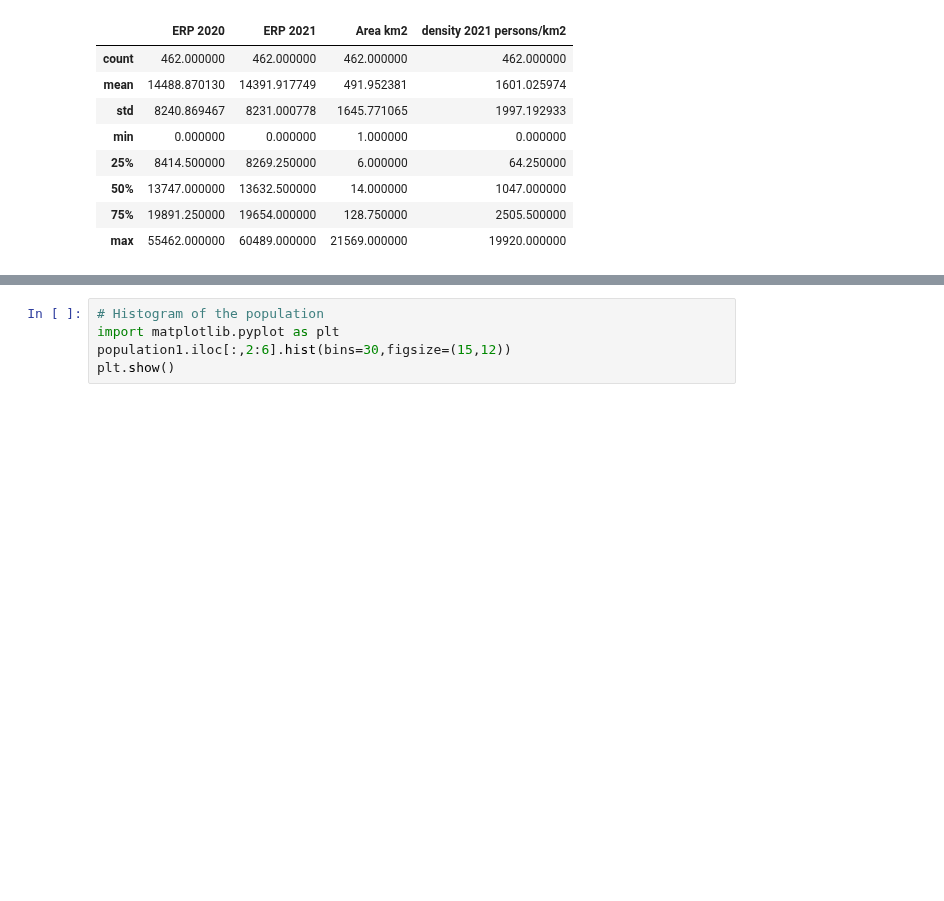
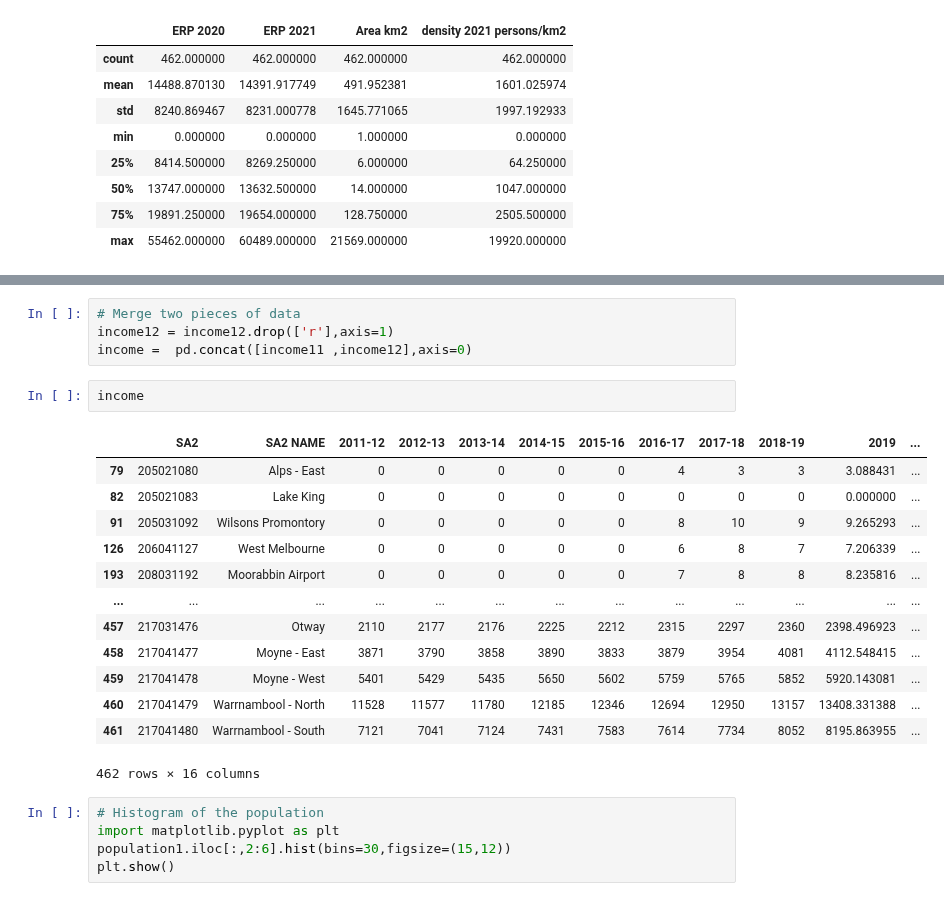
Before and after one commit to MAST30034-Applied-Data-Science/generic-real-estate-consulting-project-group-6, a Jupyter notebook: notebooks/preprocess income and population data.ipynb, the cells around one changed output, grey strips where cells are left out. Drawn from its saved outputs; the diff is of its cells as text; blank space fills up the shorter version.

```diff
--- a/notebooks/preprocess income and population data.ipynb
+++ b/notebooks/preprocess income and population data.ipynb
@@ -161,3 +194,23 @@ income1
+# %%
+# Merge two pieces of data
+income12 = income12.drop(['r'],axis=1)
+income =  pd.concat([income11 ,income12],axis=0)
+# %%
+income
+# %% [output]
+|  | SA2 | SA2 NAME | 2011-12 | 2012-13 | 2013-14 | 2014-15 | 2015-16 | 2016-17 | 2017-18 | 2018-19 | 2019 | ... |
+| 79 | 205021080 | Alps - East | 0 | 0 | 0 | 0 | 0 | 4 | 3 | 3 | 3.088431 | ... |
+| 82 | 205021083 | Lake King | 0 | 0 | 0 | 0 | 0 | 0 | 0 | 0 | 0.000000 | ... |
+| 91 | 205031092 | Wilsons Promontory | 0 | 0 | 0 | 0 | 0 | 8 | 10 | 9 | 9.265293 | ... |
+| 126 | 206041127 | West Melbourne | 0 | 0 | 0 | 0 | 0 | 6 | 8 | 7 | 7.206339 | ... |
+| 193 | 208031192 | Moorabbin Airport | 0 | 0 | 0 | 0 | 0 | 7 | 8 | 8 | 8.235816 | ... |
+| ... | ... | ... | ... | ... | ... | ... | ... | ... | ... | ... | ... | ... |
+| 457 | 217031476 | Otway | 2110 | 2177 | 2176 | 2225 | 2212 | 2315 | 2297 | 2360 | 2398.496923 | ... |
+| 458 | 217041477 | Moyne - East | 3871 | 3790 | 3858 | 3890 | 3833 | 3879 | 3954 | 4081 | 4112.548415 | ... |
+| 459 | 217041478 | Moyne - West | 5401 | 5429 | 5435 | 5650 | 5602 | 5759 | 5765 | 5852 | 5920.143081 | ... |
+| 460 | 217041479 | Warrnambool - North | 11528 | 11577 | 11780 | 12185 | 12346 | 12694 | 12950 | 13157 | 13408.331388 | ... |
+| 461 | 217041480 | Warrnambool - South | 7121 | 7041 | 7124 | 7431 | 7583 | 7614 | 7734 | 8052 | 8195.863955 | ... |
+462 rows × 16 columns
 # %%
 # Histogram of the population
 import matplotlib.pyplot as plt
```
Also changed, not shown: parts of 12 cells of this notebook.
